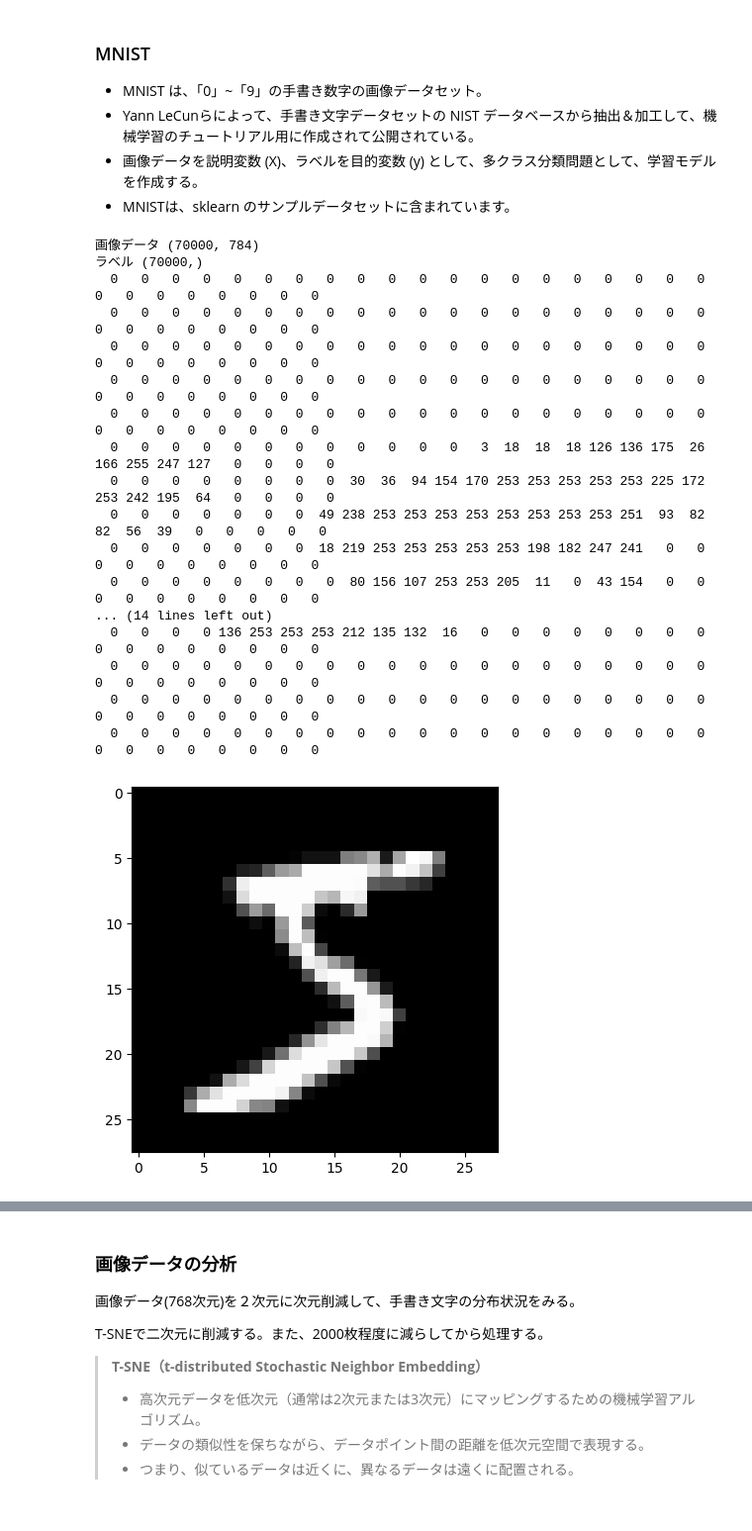
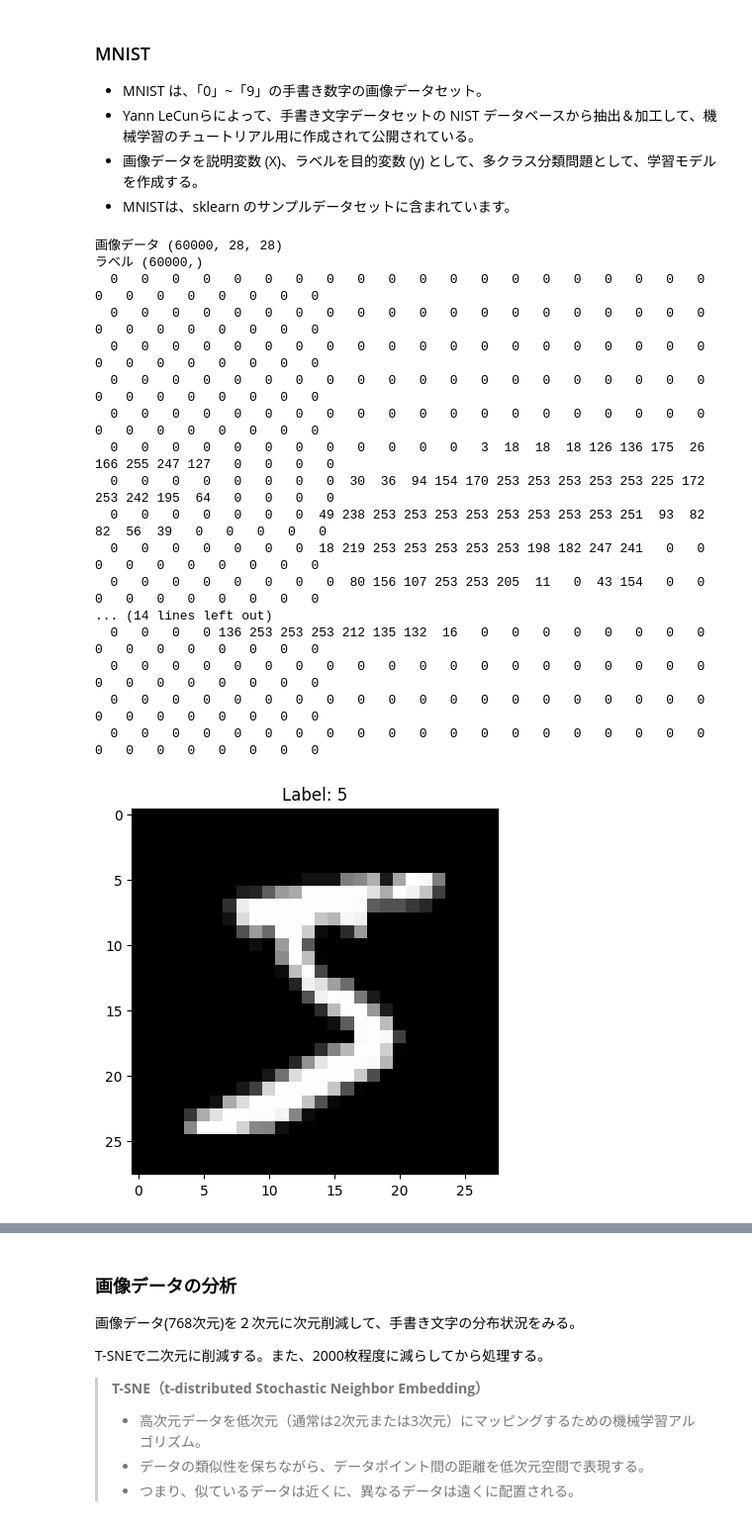
Before and after one commit to mochi7415/ml-collection, a Jupyter notebook: 01_Study/Basics/Data_science/09_パーセプトロンによる画像認識.ipynb, the cells around one changed output, grey strips where cells are left out. Shown at 99% size. Cells and saved outputs as stored; diff of their text form; code cells hidden in the pictures.

Commit message:
[add] Keras Ver

```diff
--- a/01_Study/Basics/Data_science/09_パーセプトロンによる画像認識.ipynb
+++ b/01_Study/Basics/Data_science/09_パーセプトロンによる画像認識.ipynb
@@ -11,7 +11,9 @@ from sklearn.datasets import fetch_openml
 import matplotlib.pyplot as plt
 
 # MNISTデータセットをダウンロード
-mnist = fetch_openml('mnist_784', as_frame=False)
+# mnist = fetch_openml('mnist_784', as_frame=False, parser='auto', data_home='./temp_mnist')
+# 修正後（ID 554 は MNIST のデータセットIDです）
+mnist = fetch_openml(data_id=554, as_frame=False, parser='auto')
 
 print('画像データ', mnist.data.shape)
 print('ラベル', mnist.target.shape)
@@ -26,25 +28,50 @@ for y in range(28): # 28行をループ
 
 plt.imshow(mnist.data[0].reshape(28,28), cmap=plt.cm.gray)
 plt.show()
-# %% [output]
-画像データ (70000, 784)
-ラベル (70000,)
-  0   0   0   0   0   0   0   0   0   0   0   0   0   0   0   0   0   0   0   0   0   0   0   0   0   0   0   0
-  0   0   0   0   0   0   0   0   0   0   0   0   0   0   0   0   0   0   0   0   0   0   0   0   0   0   0   0
-  0   0   0   0   0   0   0   0   0   0   0   0   0   0   0   0   0   0   0   0   0   0   0   0   0   0   0   0
-  0   0   0   0   0   0   0   0   0   0   0   0   0   0   0   0   0   0   0   0   0   0   0   0   0   0   0   0
-  0   0   0   0   0   0   0   0   0   0   0   0   0   0   0   0   0   0   0   0   0   0   0   0   0   0   0   0
-  0   0   0   0   0   0   0   0   0   0   0   0   3  18  18  18 126 136 175  26 166 255 247 127   0   0   0   0
-  0   0   0   0   0   0   0   0  30  36  94 154 170 253 253 253 253 253 225 172 253 242 195  64   0   0   0   0
-  0   0   0   0   0   0   0  49 238 253 253 253 253 253 253 253 253 251  93  82  82  56  39   0   0   0   0   0
-  0   0   0   0   0   0   0  18 219 253 253 253 253 253 198 182 247 241   0   0   0   0   0   0   0   0   0   0
-  0   0   0   0   0   0   0   0  80 156 107 253 253 205  11   0  43 154   0   0   0   0   0   0   0   0   0   0
-... (14 lines left out)
-  0   0   0   0 136 253 253 253 212 135 132  16   0   0   0   0   0   0   0   0   0   0   0   0   0   0   0   0
-  0   0   0   0   0   0   0   0   0   0   0   0   0   0   0   0   0   0   0   0   0   0   0   0   0   0   0   0
-  0   0   0   0   0   0   0   0   0   0   0   0   0   0   0   0   0   0   0   0   0   0   0   0   0   0   0   0
-  0   0   0   0   0   0   0   0   0   0   0   0   0   0   0   0   0   0   0   0   0   0   0   0   0   0   0   0
-[figure, removed]
+# %%
+# Kerasを使ってMNISTデータセットをロード
+import tensorflow as tf
+import matplotlib.pyplot as plt
+
+# 1. MNISTデータセットをロード
+# (訓練データ, 訓練ラベル), (テストデータ, テストラベル) のタプルで返ってきます
+mnist = tf.keras.datasets.mnist
+(x_train, y_train), (x_test, y_test) = mnist.load_data()
+
+print('画像データ', x_train.shape) # (60000, 28, 28)
+print('ラベル', y_train.shape)     # (60000,)
+
+# 2. 画像データの中身を数値で表示 (最初のデータ)
+# Keras版は最初から 28x28 になっているので reshape は不要です
+d = x_train[0]
+for y in range(28):
+    for x in range(28):
+        print(f'{int(d[y,x]):3d}', end=' ')
+    print()
+
+# 3. 画像として表示
+plt.imshow(x_train[0], cmap=plt.cm.gray)
+plt.title(f"Label: {y_train[0]}")
+plt.show()
+# %% [output]
+画像データ (60000, 28, 28)
+ラベル (60000,)
+  0   0   0   0   0   0   0   0   0   0   0   0   0   0   0   0   0   0   0   0   0   0   0   0   0   0   0   0
+  0   0   0   0   0   0   0   0   0   0   0   0   0   0   0   0   0   0   0   0   0   0   0   0   0   0   0   0
+  0   0   0   0   0   0   0   0   0   0   0   0   0   0   0   0   0   0   0   0   0   0   0   0   0   0   0   0
+  0   0   0   0   0   0   0   0   0   0   0   0   0   0   0   0   0   0   0   0   0   0   0   0   0   0   0   0
+  0   0   0   0   0   0   0   0   0   0   0   0   0   0   0   0   0   0   0   0   0   0   0   0   0   0   0   0
+  0   0   0   0   0   0   0   0   0   0   0   0   3  18  18  18 126 136 175  26 166 255 247 127   0   0   0   0
+  0   0   0   0   0   0   0   0  30  36  94 154 170 253 253 253 253 253 225 172 253 242 195  64   0   0   0   0
+  0   0   0   0   0   0   0  49 238 253 253 253 253 253 253 253 253 251  93  82  82  56  39   0   0   0   0   0
+  0   0   0   0   0   0   0  18 219 253 253 253 253 253 198 182 247 241   0   0   0   0   0   0   0   0   0   0
+  0   0   0   0   0   0   0   0  80 156 107 253 253 205  11   0  43 154   0   0   0   0   0   0   0   0   0   0
+... (14 lines left out)
+  0   0   0   0 136 253 253 253 212 135 132  16   0   0   0   0   0   0   0   0   0   0   0   0   0   0   0   0
+  0   0   0   0   0   0   0   0   0   0   0   0   0   0   0   0   0   0   0   0   0   0   0   0   0   0   0   0
+  0   0   0   0   0   0   0   0   0   0   0   0   0   0   0   0   0   0   0   0   0   0   0   0   0   0   0   0
+  0   0   0   0   0   0   0   0   0   0   0   0   0   0   0   0   0   0   0   0   0   0   0   0   0   0   0   0
+[figure, added]
 # %%
 # MNISTデータの画像表示
 
```
Also changed, not shown: parts of 8 cells of this notebook, 2 other files.
